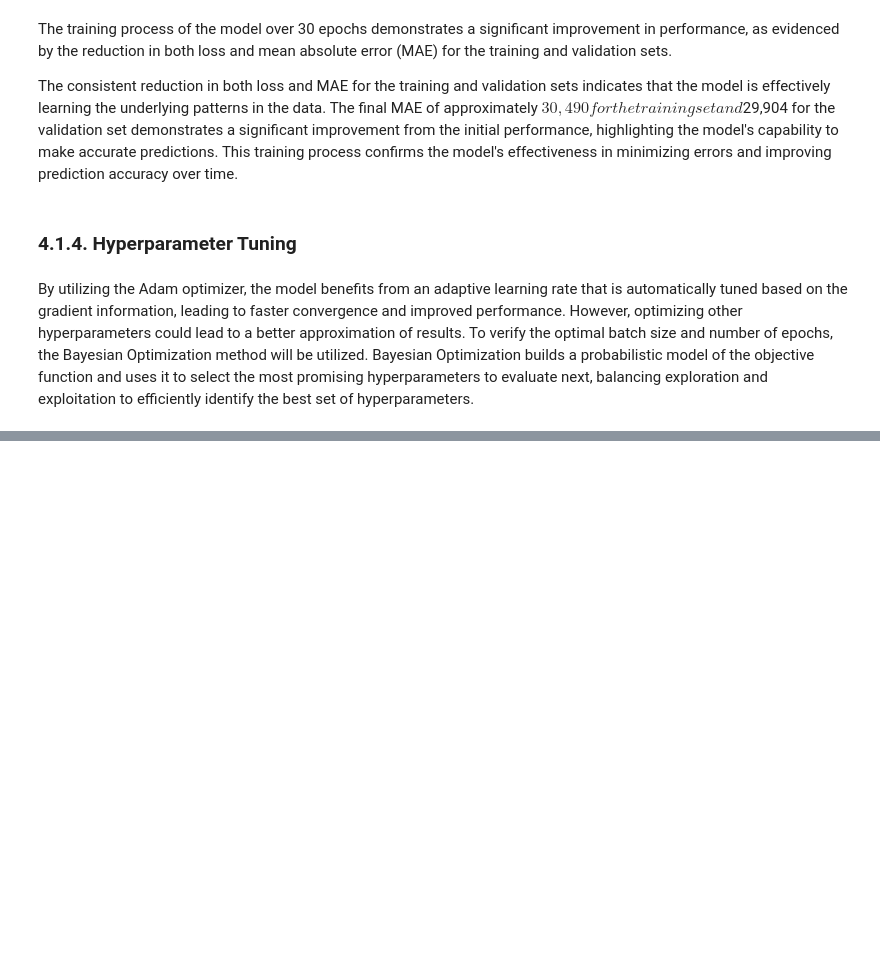
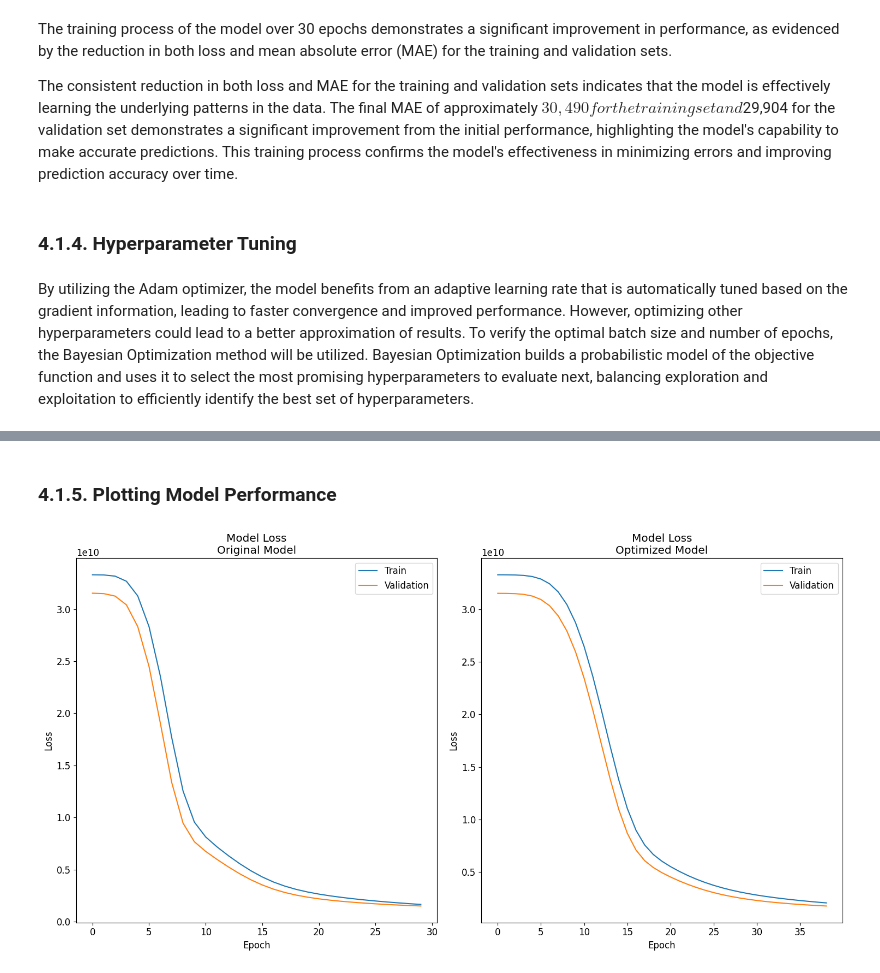
Before and after one commit to deboraflemos/math-dl1-finalProject, a Jupyter notebook: final-project.ipynb, the cells around one changed output, grey strips where cells are left out. Cells and saved outputs as stored; diff of their text form; code cells hidden in the pictures; blank space fills up the shorter version.

Commit message:
Model Prediction and Evaluation

```diff
--- a/final-project.ipynb
+++ b/final-project.ipynb
@@ -947,0 +957,17 @@ By efficiently balancing exploration and exploitation, Bayesian Optimization was
+# %%
+model_hpt = Sequential([
+    Dense(64, activation='relu'),
+    Dense(32, activation='relu'),
+    Dense(16, activation='relu'),
+    Dense(1) # For regression, the output layer has a single neuron and a activation function is not necessary, since a continuous value is expected
+])
+
+# Compile the model
+model_hpt.compile(optimizer = 'adam',
+              loss = 'mean_squared_error',
+              metrics = ['mean_absolute_error'])
+# %%
+history_opt = model_hpt.fit(X_train_norm, y_train,
+                       batch_size=31,
+                       epochs=39,
+                       validation_data=(X_val_norm, y_val)) # Train the model on the training set
@@ -947,0 +992,27 @@ By efficiently balancing exploration and exploitation, Bayesian Optimization was
+# %% [markdown]
+### 4.1.5. Plotting Model Performance
+# %%
+plt.figure(figsize=(15, 8))
+
+# Plot training and validation loss values for the original model
+plt.subplot(1, 2, 1)
+plt.plot(history_pd.history['loss'])
+plt.plot(history_pd.history['val_loss'])
+plt.title('Model Loss\nOriginal Model')
+plt.ylabel('Loss')
+plt.xlabel('Epoch')
+plt.legend(['Train', 'Validation'], loc='upper right')
+
+# Plot training and validation loss values for the original model
+plt.subplot(1, 2, 2)
+plt.plot(history_opt.history['loss'])
+plt.plot(history_opt.history['val_loss'])
+plt.title('Model Loss\nOptimized Model')
+plt.ylabel('Loss')
+plt.xlabel('Epoch')
+plt.legend(['Train', 'Validation'], loc='upper right')
+
+plt.tight_layout()
+plt.show()
+# %% [output]
+[figure, added]
```
Also changed, not shown: parts of 20 cells of this notebook.
